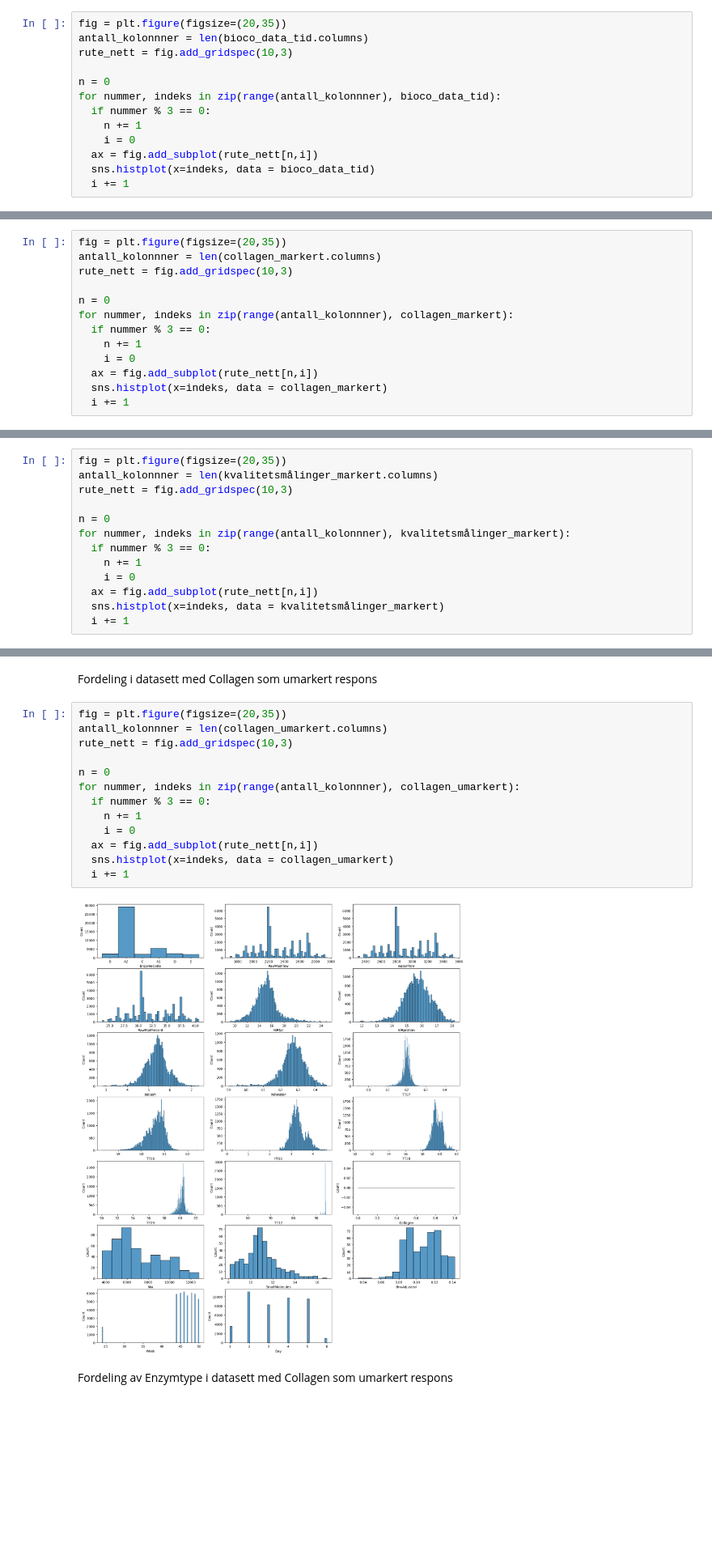
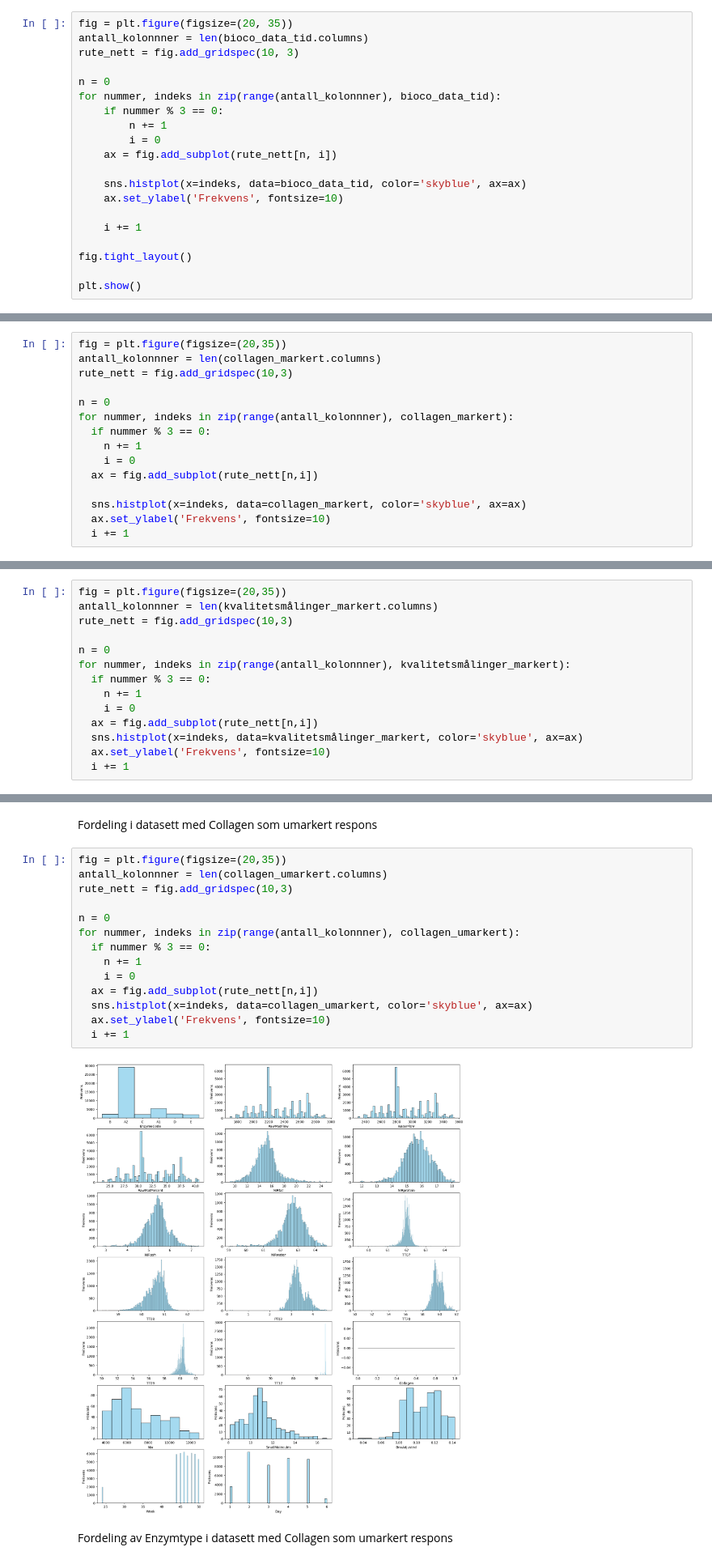
Before and after one commit to PreyPython123/Master-V24-Semiveiledet-Regresjon, a Jupyter notebook: Bioco_Dataprosessering,_Dataforståelse_og_Dataundersøkelse.ipynb, the cells around one changed output, grey strips where cells are left out. Shown at 81% size. Drawn from its saved outputs; the diff is of its cells as text; blank space fills up the shorter version.

```diff
--- a/Bioco_Dataprosessering,_Dataforståelse_og_Dataundersøkelse.ipynb
+++ b/Bioco_Dataprosessering,_Dataforståelse_og_Dataundersøkelse.ipynb
@@ -201,16 +287,23 @@ bioco_data_tid['Day'] = (bioco_data_tid.index.isocalendar().day)
 # %% [markdown]
 Fordeling i variablene for hele datasettet med uke- og dagsinformasjon
 # %%
-fig = plt.figure(figsize=(20,35))
+fig = plt.figure(figsize=(20, 35))
 antall_kolonnner = len(bioco_data_tid.columns)
-rute_nett = fig.add_gridspec(10,3)
+rute_nett = fig.add_gridspec(10, 3)
 
 n = 0
 for nummer, indeks in zip(range(antall_kolonnner), bioco_data_tid):
-  if nummer % 3 == 0:
-    n += 1
-    i = 0
-  ax = fig.add_subplot(rute_nett[n,i])
-  sns.histplot(x=indeks, data = bioco_data_tid)
-  i += 1
+    if nummer % 3 == 0:
+        n += 1
+        i = 0
+    ax = fig.add_subplot(rute_nett[n, i])
+
+    sns.histplot(x=indeks, data=bioco_data_tid, color='skyblue', ax=ax)
+    ax.set_ylabel('Frekvens', fontsize=10)
+
+    i += 1
+
+fig.tight_layout()
+
+plt.show()
 # %% [output]
@@ -262,6 +355,8 @@ for nummer, indeks in zip(range(antall_kolonnner), collagen_markert):
     n += 1
     i = 0
   ax = fig.add_subplot(rute_nett[n,i])
-  sns.histplot(x=indeks, data = collagen_markert)
+
+  sns.histplot(x=indeks, data=collagen_markert, color='skyblue', ax=ax)
+  ax.set_ylabel('Frekvens', fontsize=10)
   i += 1
 # %% [output]
@@ -300,6 +395,7 @@ for nummer, indeks in zip(range(antall_kolonnner), kvalitetsmålinger_markert):
     n += 1
     i = 0
   ax = fig.add_subplot(rute_nett[n,i])
-  sns.histplot(x=indeks, data = kvalitetsmålinger_markert)
+  sns.histplot(x=indeks, data=kvalitetsmålinger_markert, color='skyblue', ax=ax)
+  ax.set_ylabel('Frekvens', fontsize=10)
   i += 1
 # %% [output]
@@ -342,18 +438,19 @@ Fordeling i datasett med Collagen som umarkert respons
 # %%
 fig = plt.figure(figsize=(20,35))
 antall_kolonnner = len(collagen_umarkert.columns)
 rute_nett = fig.add_gridspec(10,3)
 
 n = 0
 for nummer, indeks in zip(range(antall_kolonnner), collagen_umarkert):
   if nummer % 3 == 0:
     n += 1
     i = 0
   ax = fig.add_subplot(rute_nett[n,i])
-  sns.histplot(x=indeks, data = collagen_umarkert)
+  sns.histplot(x=indeks, data=collagen_umarkert, color='skyblue', ax=ax)
+  ax.set_ylabel('Frekvens', fontsize=10)
   i += 1
 # %% [output]
-[figure, old version]
+[figure, new version]
 # %% [markdown]
 Fordeling av Enzymtype i datasett med Collagen som umarkert respons
 # %%
```
Also changed, not shown: parts of 32 cells of this notebook.
